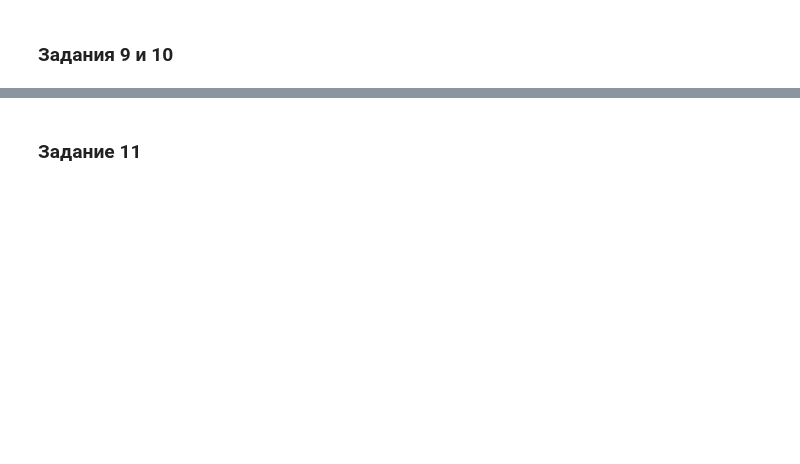
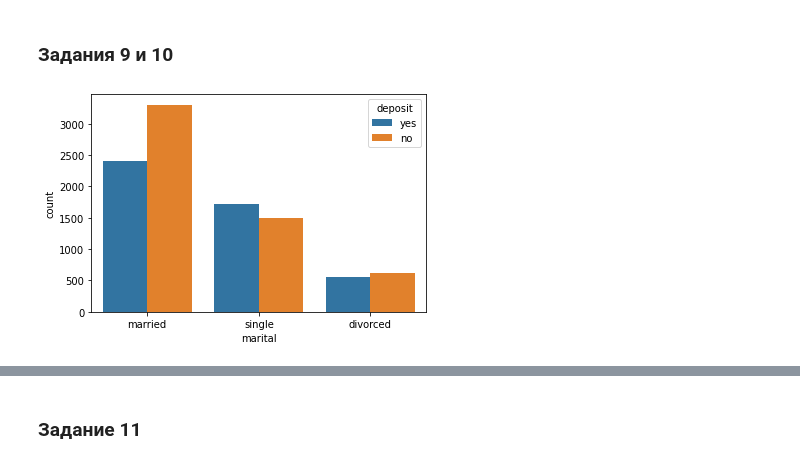
Before and after one commit to d3enjan/sf_data_science, a Jupyter notebook: PROJECT-4. Задача классификации/Project_4_ML.ipynb, the cells around one changed output, grey strips where cells are left out. Cells and saved outputs as stored; diff of their text form; code cells hidden in the pictures; blank space fills up the shorter version.

```diff
--- a/PROJECT-4. Задача классификации/Project_4_ML.ipynb
+++ b/PROJECT-4. Задача классификации/Project_4_ML.ipynb
@@ -286,5 +348,8 @@ df.describe()
 ### Задания 9 и 10
 # %%
 # постройте визуализации для открывших и неоткрывших депозит в зависимости от семейного статуса
+sns.countplot(x='marital', hue='deposit', data=df);
+# %% [output]
+[figure, added]
 # %%
 # постройте визуализации для открывших и неоткрывших депозит в зависимости от образования
```
Also changed, not shown: parts of 12 cells of this notebook.
